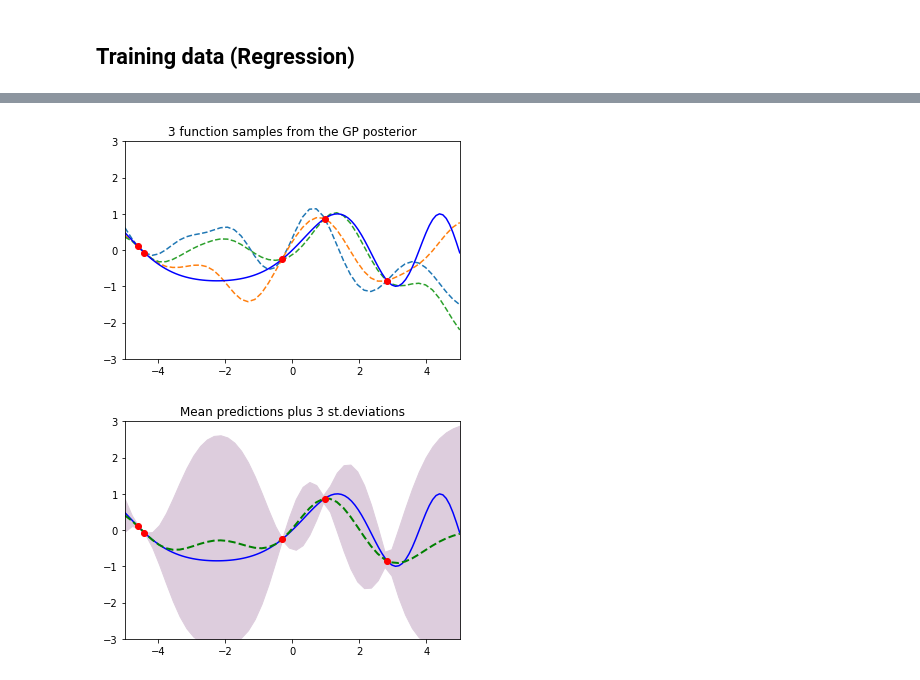
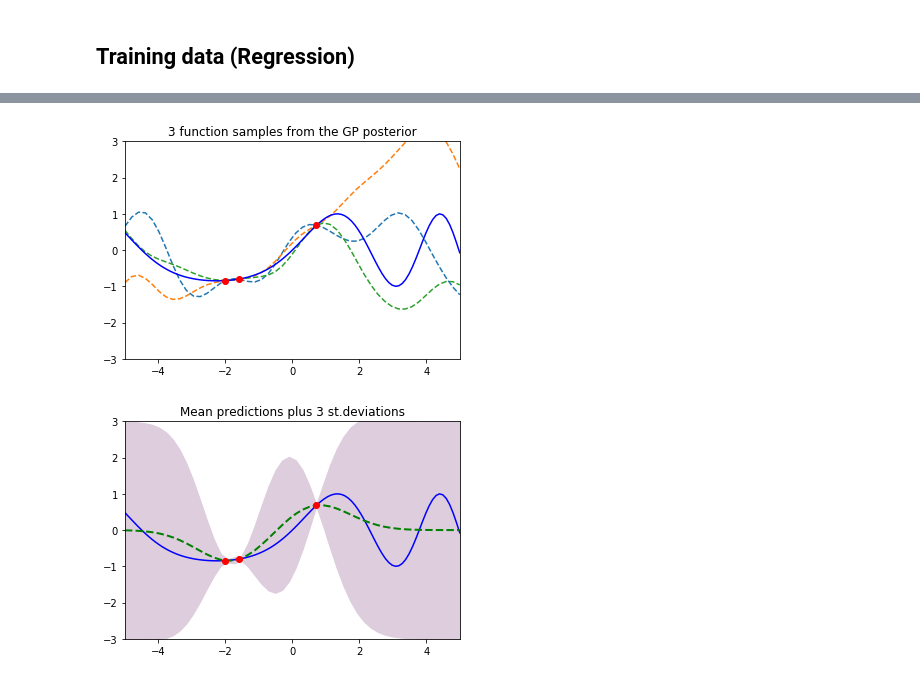
Before and after one commit to uoit-ml/mcsc-ml, a Jupyter notebook: code/gp.ipynb, the cells around one changed output, grey strips where cells are left out. Drawn from its saved outputs; the diff is of its cells as text; code cells hidden in the pictures.

```diff
--- a/code/gp.ipynb
+++ b/code/gp.ipynb
@@ -65,35 +73,35 @@ s = 0.00005 # for cholesky decomposition
 n_samples = 3
 
 # Training data
-n_train = 5 # number of training points
+n_train = 3 # number of training points
 Xtrain = np.random.uniform(-5, 5, size=(n_train))
 ytrain = data_gen_f(Xtrain)
 
 # Testing data
 n_test = 50 # number of test points
 Xtest = np.linspace(-5, 5, n_test)
 
 # GP
 K = kernel(Xtrain, Xtrain)
 L = np.linalg.cholesky(K + s*np.eye(n_train))
 Lk = np.linalg.solve(L, kernel(Xtrain, Xtest))
 mu = np.dot(Lk.T, np.linalg.solve(L, ytrain))
 
 K_ss = kernel(Xtest, Xtest)
 s2 = np.diag(K_ss) - np.sum(Lk**2, axis=0)
 s = np.sqrt(s2)
 
 L_ss = np.linalg.cholesky(K_ss + 1e-6*np.eye(n_test) - np.dot(Lk.T, Lk))
 f_post = mu.reshape(-1,1) + np.dot(L_ss, np.random.normal(size=(n_test,n_samples)))
 plt.figure()
 plt.plot(Xtest, f_post, '--')
 plt.title('%d function samples from the GP posterior' % n_samples)
 plt.plot(np.linspace(-5,5,100), data_gen_f(np.linspace(-5,5,100)), 'b')
 plt.plot(Xtrain,ytrain,'ro')
 plt.axis([-5, 5, -3, 3])
 plt.show()
 # %% [output]
-[figure, old version]
+[figure, new version]
 # %%
 plt.figure()
 plt.plot(np.linspace(-5,5,100), data_gen_f(np.linspace(-5,5,100)), 'b')
@@ -105,4 +113,4 @@ plt.title('Mean predictions plus 3 st.deviations')
 plt.axis([-5, 5, -3, 3])
 plt.show()
 # %% [output]
-[figure, old version]
+[figure, new version]
```
Also changed, not shown: parts of 6 cells of this notebook.
